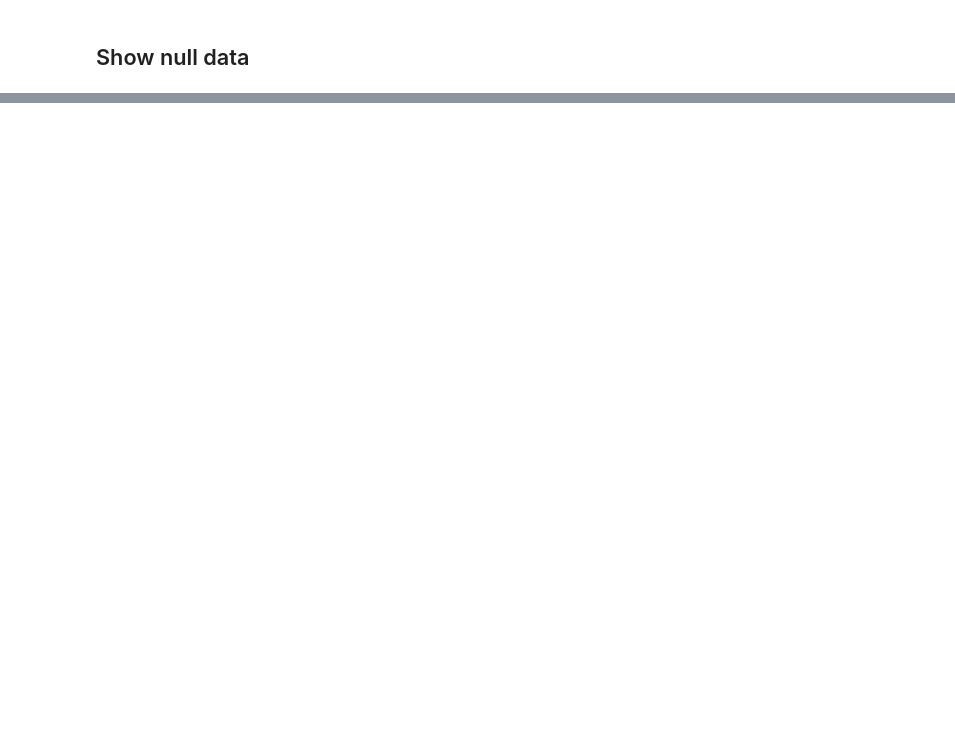
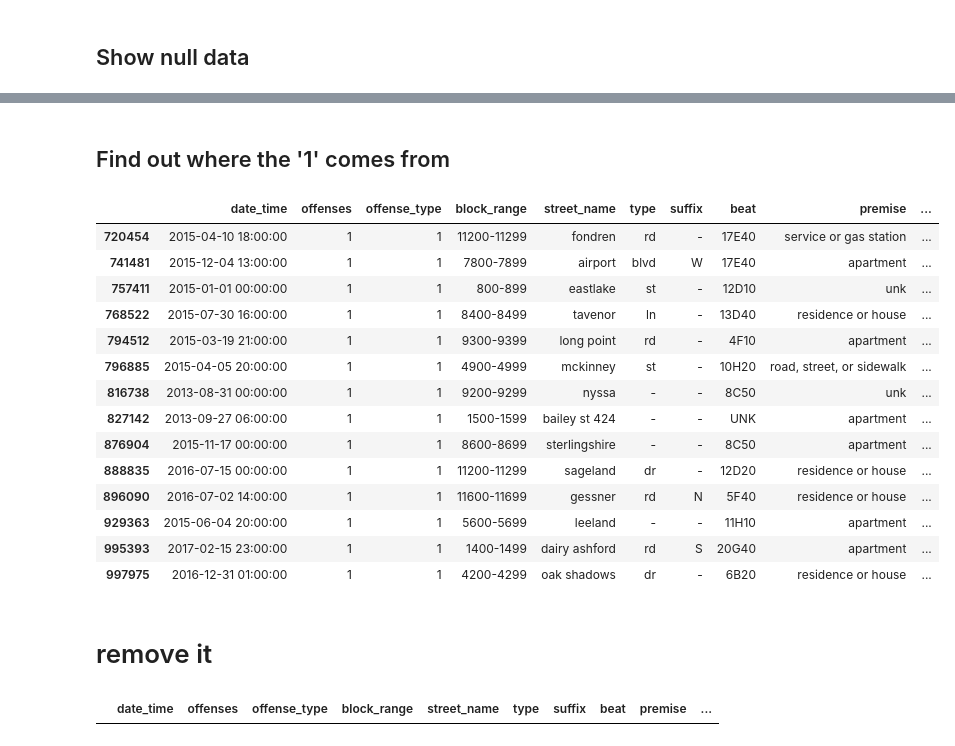
Before and after one commit to franksalas/dend-capstone, a Jupyter notebook: notebooks/02_CLEAN_DATA/AWS_COMBINE_YEARS.ipynb, the cells around one changed output, grey strips where cells are left out. Drawn from its saved outputs; the diff is of its cells as text; code cells hidden in the pictures; blank space fills up the shorter version.

```diff
--- a/notebooks/02_CLEAN_DATA/AWS_COMBINE_YEARS.ipynb
+++ b/notebooks/02_CLEAN_DATA/AWS_COMBINE_YEARS.ipynb
@@ -171,0 +301,3 @@ df.head()
+# %%
+# replace extra ' with empty space
+df['beat'] = df.beat.str.replace("'", " ")
@@ -171,0 +444,4 @@ df.head()
+# %%
+# combine Auto Theft & AutoTheft
+# join Auto Theft & AutoTheft
+df.offense_type = df.offense_type.replace('AutoTheft','Auto Theft')
@@ -171,0 +461,22 @@ df.head()
+# %% [markdown]
+## Find out where the '1' comes from
+# %%
+df[df.offense_type.str.contains('1')]
+# %% [output]
+|  | date_time | offenses | offense_type | block_range | street_name | type | suffix | beat | premise | ... |
+| 720454 | 2015-04-10 18:00:00 | 1 | 1 | 11200-11299 | fondren | rd | - | 17E40 | service or gas station | ... |
+| 741481 | 2015-12-04 13:00:00 | 1 | 1 | 7800-7899 | airport | blvd | W | 17E40 | apartment | ... |
+| 757411 | 2015-01-01 00:00:00 | 1 | 1 | 800-899 | eastlake | st | - | 12D10 | unk | ... |
+| 768522 | 2015-07-30 16:00:00 | 1 | 1 | 8400-8499 | tavenor | ln | - | 13D40 | residence or house | ... |
+| 794512 | 2015-03-19 21:00:00 | 1 | 1 | 9300-9399 | long point | rd | - | 4F10 | apartment | ... |
+| 796885 | 2015-04-05 20:00:00 | 1 | 1 | 4900-4999 | mckinney | st | - | 10H20 | road, street, or sidewalk | ... |
+| 816738 | 2013-08-31 00:00:00 | 1 | 1 | 9200-9299 | nyssa | - | - | 8C50 | unk | ... |
+| 827142 | 2013-09-27 06:00:00 | 1 | 1 | 1500-1599 | bailey st 424 | - | - | UNK | apartment | ... |
+| 876904 | 2015-11-17 00:00:00 | 1 | 1 | 8600-8699 | sterlingshire | - | - | 8C50 | apartment | ... |
+| 888835 | 2016-07-15 00:00:00 | 1 | 1 | 11200-11299 | sageland | dr | - | 12D20 | residence or house | ... |
+| 896090 | 2016-07-02 14:00:00 | 1 | 1 | 11600-11699 | gessner | rd | N | 5F40 | residence or house | ... |
+| 929363 | 2015-06-04 20:00:00 | 1 | 1 | 5600-5699 | leeland | - | - | 11H10 | apartment | ... |
+| 995393 | 2017-02-15 23:00:00 | 1 | 1 | 1400-1499 | dairy ashford | rd | S | 20G40 | apartment | ... |
+| 997975 | 2016-12-31 01:00:00 | 1 | 1 | 4200-4299 | oak shadows | dr | - | 6B20 | residence or house | ... |
+# %% [markdown]
+# remove it
@@ -171,0 +487,4 @@ df.head()
+# %%
+df[df.offense_type.str.contains('1')]
+# %% [output]
+|  | date_time | offenses | offense_type | block_range | street_name | type | suffix | beat | premise | ... |
```
Also changed, not shown: parts of 59 cells of this notebook, 16 other files.
